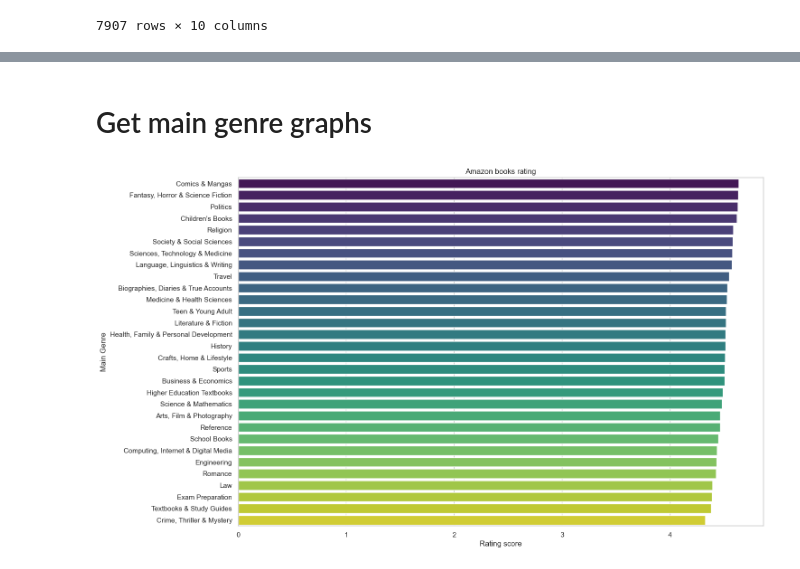
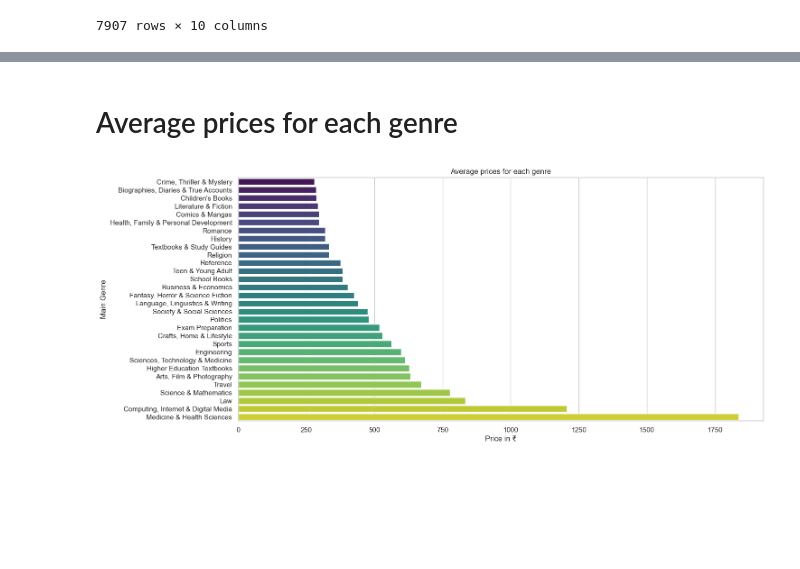
Before and after one commit to ALEXUSCR-27/Amazon-Books-Genre-Classifier, a Jupyter notebook: notebooks/02-Processed-notebook.ipynb, the cells around one changed output, grey strips where cells are left out. Drawn from its saved outputs; the diff is of its cells as text; code cells hidden in the pictures; blank space fills up the shorter version.

Commit message:
Some graphs for analysis

```diff
--- a/notebooks/02-Processed-notebook.ipynb
+++ b/notebooks/02-Processed-notebook.ipynb
@@ -22,9 +26,18 @@ books_df
 # %%
 genre_ranking = books_df.groupby('Main Genre')
 
-genre_ranking = genre_ranking.apply( # We create a df with a rating average by the genre and No of people rated
+genre_ranking = genre_ranking.apply(
     lambda df: (df['Rating'] * df['Number_people_rated']).sum() / df['Number_people_rated'].sum()
 ).reset_index(name='Rating')
-genre_ranking = genre_ranking.sort_values(by='Rating', ascending=False)
-genre_ranking.reset_index(drop=True)
+genre_ranking = genre_ranking.sort_values(by='Rating', ascending=False).reset_index(drop=True)
+
+sns.set_theme(style='whitegrid')
+
+plt.figure(figsize=(15, 7))
+sns.barplot(x='Rating', y='Main Genre', data=genre_ranking, palette='viridis', hue='Main Genre')
+
+plt.xlabel('Rating score')
+plt.ylabel('Main Genre')
+plt.title('Average number of best books by genre and number of votes')
+plt.show()
 # %% [output]
@@ -48,17 +45,16 @@ genre_ranking.reset_index(drop=True)
-# %% [markdown]
-# Get main genre graphs
+# %% [markdown]
+# Average prices for each genre
 # %%
-import matplotlib.pyplot as plt
-import seaborn as sns
+priceAvg_genre = books_df.groupby('Main Genre')['Price'].mean().reset_index()
+priceAvg_genre = priceAvg_genre.sort_values(by='Price')
+priceAvg_genre.reset_index(drop=True)
 
 sns.set_theme(style='whitegrid')
-
-plt.figure(figsize=(15, 10))
-sns.barplot(x='Rating', y='Main Genre', data=genre_ranking, palette='viridis', hue='Main Genre')
-
-plt.xlabel('Rating score')
+plt.figure(figsize=(15,7))
+sns.barplot(x='Price', y='Main Genre', data=priceAvg_genre, palette='viridis', hue='Main Genre')
+plt.xlabel('Price in ₹')
 plt.ylabel('Main Genre')
-plt.title('Amazon books rating')
+plt.title('Average prices for each genre')
 plt.show()
 # %% [output]
-[figure, old version]
+[figure, new version]
```
Also changed, not shown: parts of 8 cells of this notebook.
